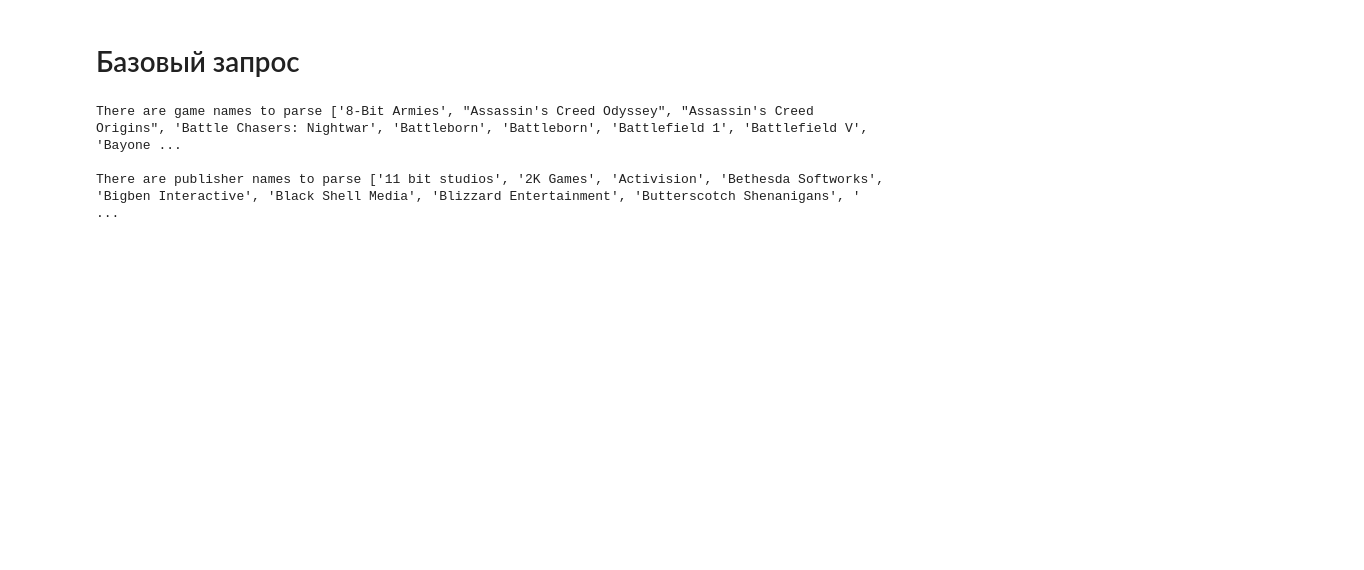
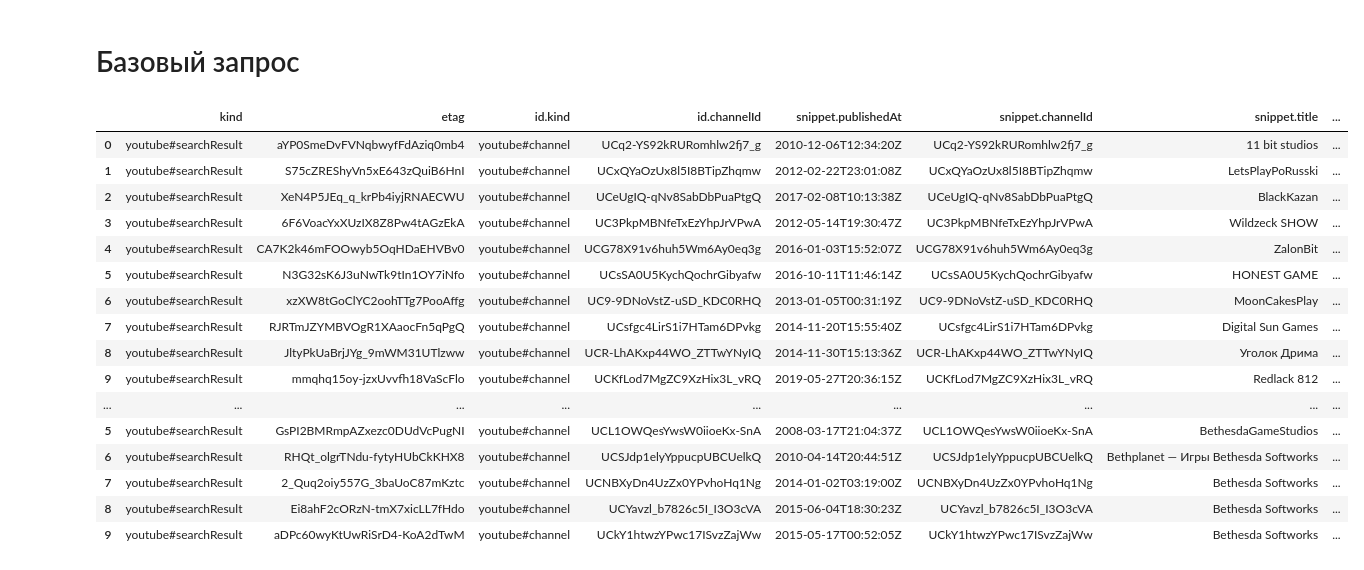
Before and after one commit to Tricar5/games_data, a Jupyter notebook: YOUTUBE_API_PARSER_CHANNELS.ipynb, the cells around one changed output. Cells and saved outputs as stored; diff of their text form; code cells hidden in the pictures; blank space fills up the shorter version.

```diff
--- a/YOUTUBE_API_PARSER_CHANNELS.ipynb
+++ b/YOUTUBE_API_PARSER_CHANNELS.ipynb
@@ -44,18 +64,29 @@ youtube = api.build(**api_b)
 # %%
+# 6
+
+# Создание обертки над API для работы с поисковыми масками
+
 class YoutubeDataCollector(object):
 
-    def __init__(self, q_params):
+    def __init__(self, cl,q_params):
         self.params = q_params
+        self.client = cl
 
-    def make_request(self, q):
-        request = youtube.search().list(q = 'DOOM Eternal',
-        **query_params)
+    def make_request(self, query):
+        request = self.client.search().list(q = query,
+        **self.params)
         try:
             return request.execute()
         except:
             return None
 
     def make_iter_request(self, iter_list, add_mask = ''):
+        """
+
+        :param iter_list:
+        :param add_mask:
+        :return:
+        """
 
         data = pd.DataFrame()
 
@@ -79,14 +110,4 @@ class YoutubeDataCollector(object):
         pass
 # %% [markdown]
 # Базовый запрос
-# %%
-game_names = queries['games']
-print('There are game names to parse', game_names)
-print()
-publishers = queries['publishers']
-print('There are publisher names to parse',publishers)
-# %% [output]
-There are game names to parse ['8-Bit Armies', "Assassin's Creed Odyssey", "Assassin's Creed Origins", 'Battle Chasers: Nightwar', 'Battleborn', 'Battleborn', 'Battlefield 1', 'Battlefield V', 'Bayone ...
-
-There are publisher names to parse ['11 bit studios', '2K Games', 'Activision', 'Bethesda Softworks', 'Bigben Interactive', 'Black Shell Media', 'Blizzard Entertainment', 'Butterscotch Shenanigans', ' ...
 # %%
@@ -93,2 +116,38 @@ There are publisher names to parse ['11 bit studios', '2K Games', 'Activision',
 mask_review = ' & обзор'
 mask_play =  ' & (прохождение | летсплей | play)'
+# %%
+# Издательства и их каналы
+
+api_b = config['api_client']
+query_params = config['QueryParams']['channels']
+
+# Для издательств лимит по результатам будет достаточен в 10
+query_params['maxResults']= 10
+# %%
+youtube = api.build(**api_b)
+
+collector = YoutubeDataCollector(youtube,query_params)
+# %%
+
+
+response_df = collector.make_iter_request(publishers[:4], add_mask = '')
+# %%
+response_df
+# %% [output]
+|  | kind | etag | id.kind | id.channelId | snippet.publishedAt | snippet.channelId | snippet.title | ... |
+| 0 | youtube#searchResult | aYP0SmeDvFVNqbwyfFdAziq0mb4 | youtube#channel | UCq2-YS92kRURomhlw2fj7_g | 2010-12-06T12:34:20Z | UCq2-YS92kRURomhlw2fj7_g | 11 bit studios | ... |
+| 1 | youtube#searchResult | S75cZREShyVn5xE643zQuiB6HnI | youtube#channel | UCxQYaOzUx8l5I8BTipZhqmw | 2012-02-22T23:01:08Z | UCxQYaOzUx8l5I8BTipZhqmw | LetsPlayPoRusski | ... |
+| 2 | youtube#searchResult | XeN4P5JEq_q_krPb4iyjRNAECWU | youtube#channel | UCeUgIQ-qNv8SabDbPuaPtgQ | 2017-02-08T10:13:38Z | UCeUgIQ-qNv8SabDbPuaPtgQ | BlackKazan | ... |
+| 3 | youtube#searchResult | 6F6VoacYxXUzIX8Z8Pw4tAGzEkA | youtube#channel | UC3PkpMBNfeTxEzYhpJrVPwA | 2012-05-14T19:30:47Z | UC3PkpMBNfeTxEzYhpJrVPwA | Wildzeck SHOW | ... |
+| 4 | youtube#searchResult | CA7K2k46mFOOwyb5OqHDaEHVBv0 | youtube#channel | UCG78X91v6huh5Wm6Ay0eq3g | 2016-01-03T15:52:07Z | UCG78X91v6huh5Wm6Ay0eq3g | ZalonBit | ... |
+| 5 | youtube#searchResult | N3G32sK6J3uNwTk9tIn1OY7iNfo | youtube#channel | UCsSA0U5KychQochrGibyafw | 2016-10-11T11:46:14Z | UCsSA0U5KychQochrGibyafw | HONEST GAME | ... |
+| 6 | youtube#searchResult | xzXW8tGoClYC2oohTTg7PooAffg | youtube#channel | UC9-9DNoVstZ-uSD_KDC0RHQ | 2013-01-05T00:31:19Z | UC9-9DNoVstZ-uSD_KDC0RHQ | MoonCakesPlay | ... |
+| 7 | youtube#searchResult | RJRTmJZYMBVOgR1XAaocFn5qPgQ | youtube#channel | UCsfgc4LirS1i7HTam6DPvkg | 2014-11-20T15:55:40Z | UCsfgc4LirS1i7HTam6DPvkg | Digital Sun Games | ... |
+| 8 | youtube#searchResult | JltyPkUaBrjJYg_9mWM31UTlzww | youtube#channel | UCR-LhAKxp44WO_ZTTwYNyIQ | 2014-11-30T15:13:36Z | UCR-LhAKxp44WO_ZTTwYNyIQ | Уголок Дрима | ... |
+| 9 | youtube#searchResult | mmqhq15oy-jzxUvvfh18VaScFlo | youtube#channel | UCKfLod7MgZC9XzHix3L_vRQ | 2019-05-27T20:36:15Z | UCKfLod7MgZC9XzHix3L_vRQ | Redlack 812 | ... |
+| ... | ... | ... | ... | ... | ... | ... | ... | ... |
+| 5 | youtube#searchResult | GsPI2BMRmpAZxezc0DUdVcPugNI | youtube#channel | UCL1OWQesYwsW0iioeKx-SnA | 2008-03-17T21:04:37Z | UCL1OWQesYwsW0iioeKx-SnA | BethesdaGameStudios | ... |
+| 6 | youtube#searchResult | RHQt_olgrTNdu-fytyHUbCkKHX8 | youtube#channel | UCSJdp1elyYppucpUBCUelkQ | 2010-04-14T20:44:51Z | UCSJdp1elyYppucpUBCUelkQ | Bethplanet — Игры Bethesda Softworks | ... |
+| 7 | youtube#searchResult | 2_Quq2oiy557G_3baUoC87mKztc | youtube#channel | UCNBXyDn4UzZx0YPvhoHq1Ng | 2014-01-02T03:19:00Z | UCNBXyDn4UzZx0YPvhoHq1Ng | Bethesda Softworks | ... |
+| 8 | youtube#searchResult | Ei8ahF2cORzN-tmX7xicLL7fHdo | youtube#channel | UCYavzl_b7826c5I_I3O3cVA | 2015-06-04T18:30:23Z | UCYavzl_b7826c5I_I3O3cVA | Bethesda Softworks | ... |
+| 9 | youtube#searchResult | aDPc60wyKtUwRiSrD4-KoA2dTwM | youtube#channel | UCkY1htwzYPwc17ISvzZajWw | 2015-05-17T00:52:05Z | UCkY1htwzYPwc17ISvzZajWw | Bethesda Softworks | ... |
```
Also changed, not shown: parts of 15 cells of this notebook, 3 other files.
